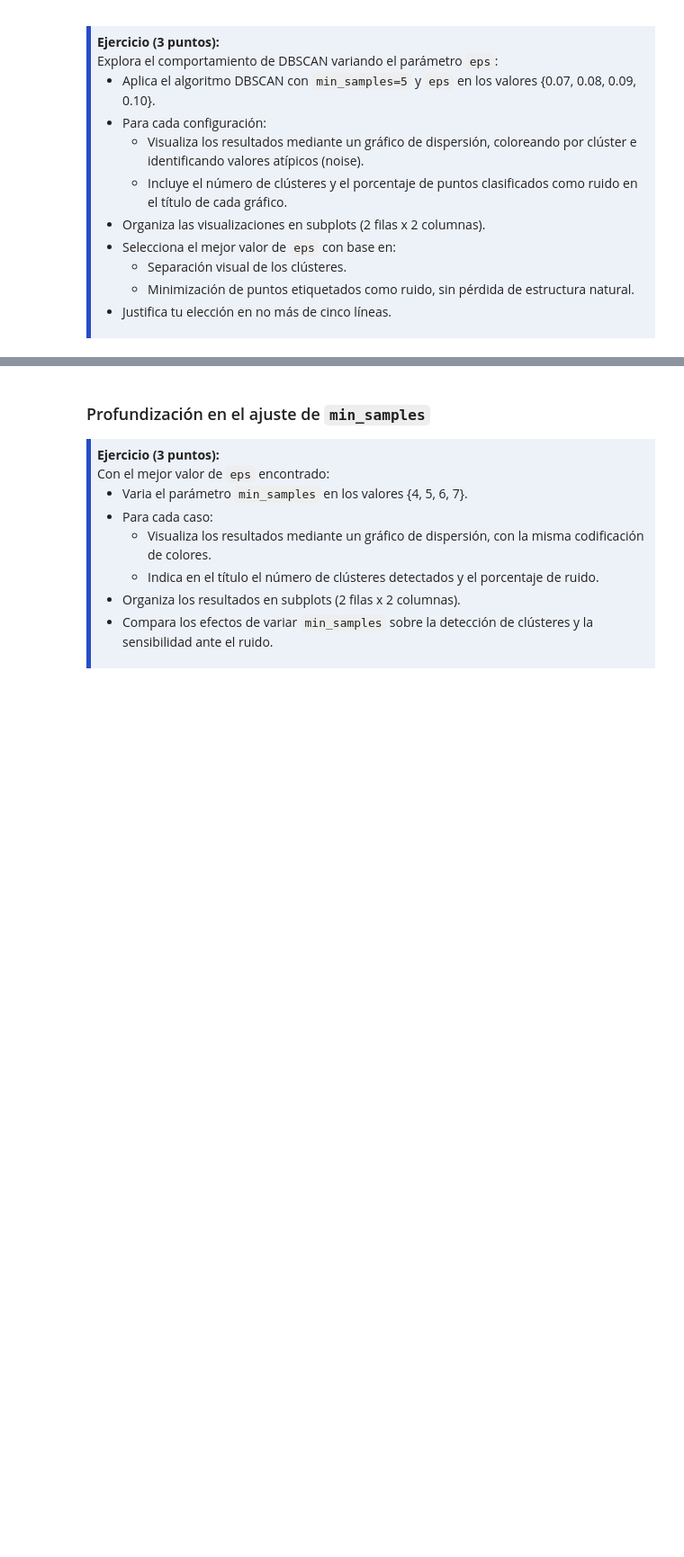
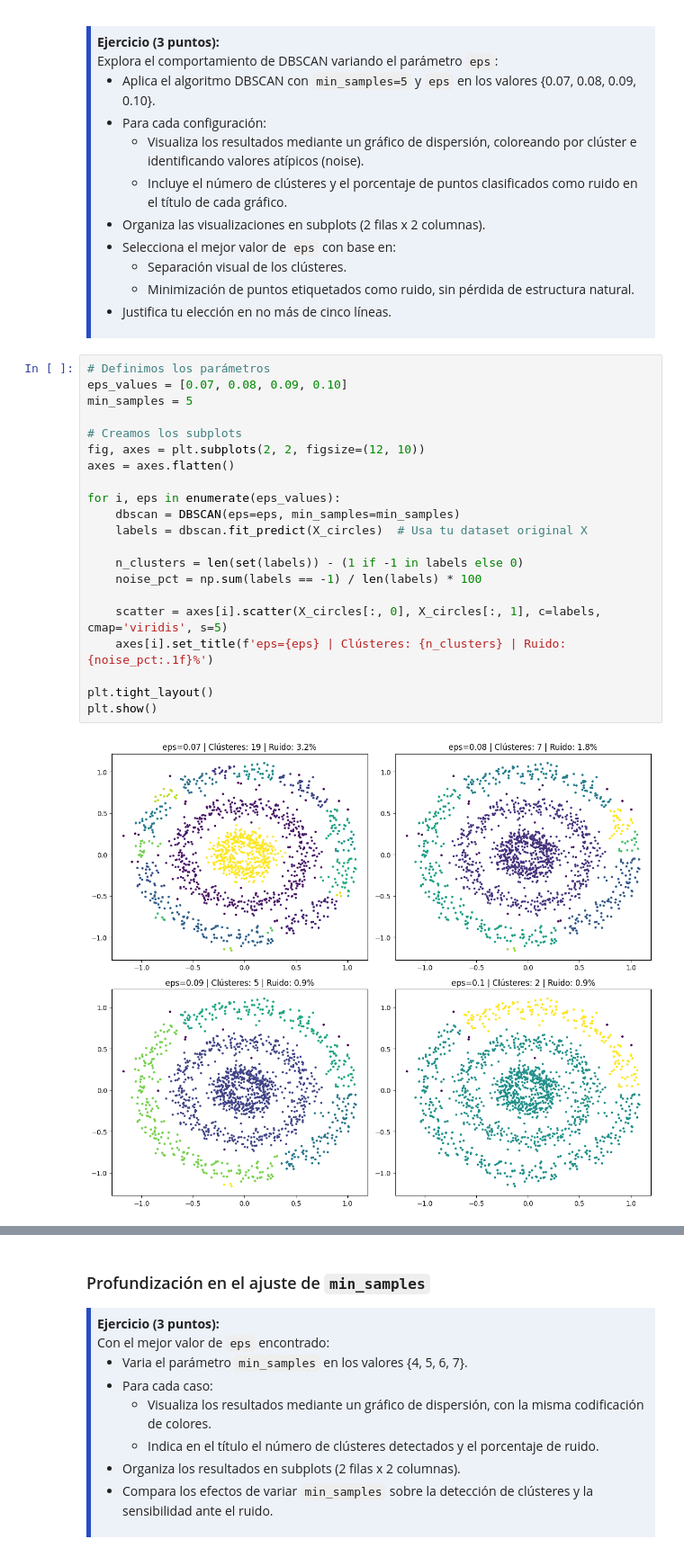
Before and after one commit to niconlvs/ModelosML, a Jupyter notebook: Examen01.ipynb, the cells around one changed output, grey strips where cells are left out. Shown at 90% size. Cells and saved outputs as stored; diff of their text form; blank space fills up the shorter version.

```diff
--- a/Examen01.ipynb
+++ b/Examen01.ipynb
@@ -181,3 +274,26 @@ Explora el comportamiento de DBSCAN variando el parámetro <code>eps</code>:
   <li>Justifica tu elección en no más de cinco líneas.</li>
 </ul>
 </div>
+# %%
+# Definimos los parámetros
+eps_values = [0.07, 0.08, 0.09, 0.10]
+min_samples = 5
+
+# Creamos los subplots
+fig, axes = plt.subplots(2, 2, figsize=(12, 10))
+axes = axes.flatten()
+
+for i, eps in enumerate(eps_values):
+    dbscan = DBSCAN(eps=eps, min_samples=min_samples)
+    labels = dbscan.fit_predict(X_circles)  # Usa tu dataset original X
+
+    n_clusters = len(set(labels)) - (1 if -1 in labels else 0)
+    noise_pct = np.sum(labels == -1) / len(labels) * 100
+
+    scatter = axes[i].scatter(X_circles[:, 0], X_circles[:, 1], c=labels, cmap='viridis', s=5)
+    axes[i].set_title(f'eps={eps} | Clústeres: {n_clusters} | Ruido: {noise_pct:.1f}%')
+
+plt.tight_layout()
+plt.show()
+# %% [output]
+[figure, added]
```
Also changed, not shown: parts of 30 cells of this notebook.
